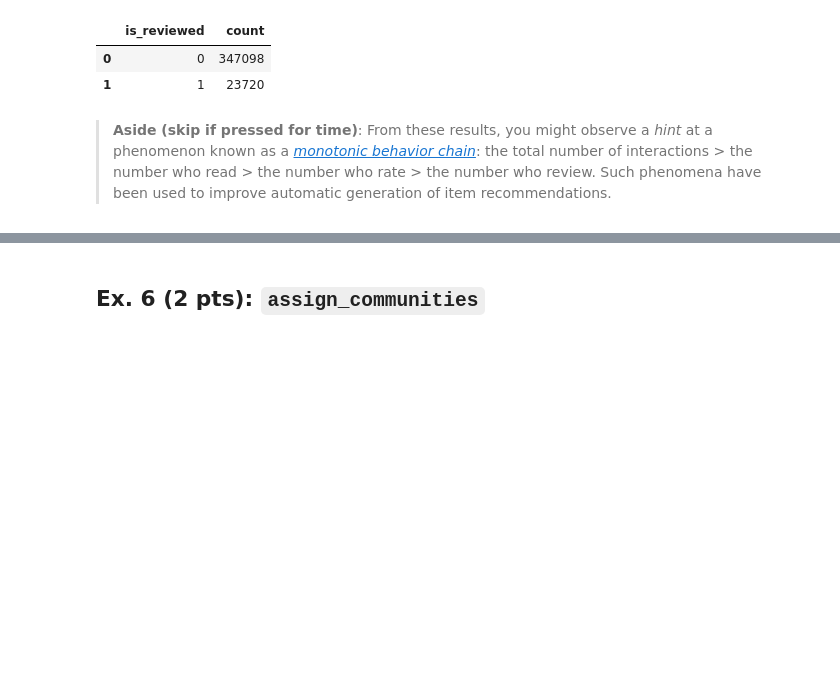
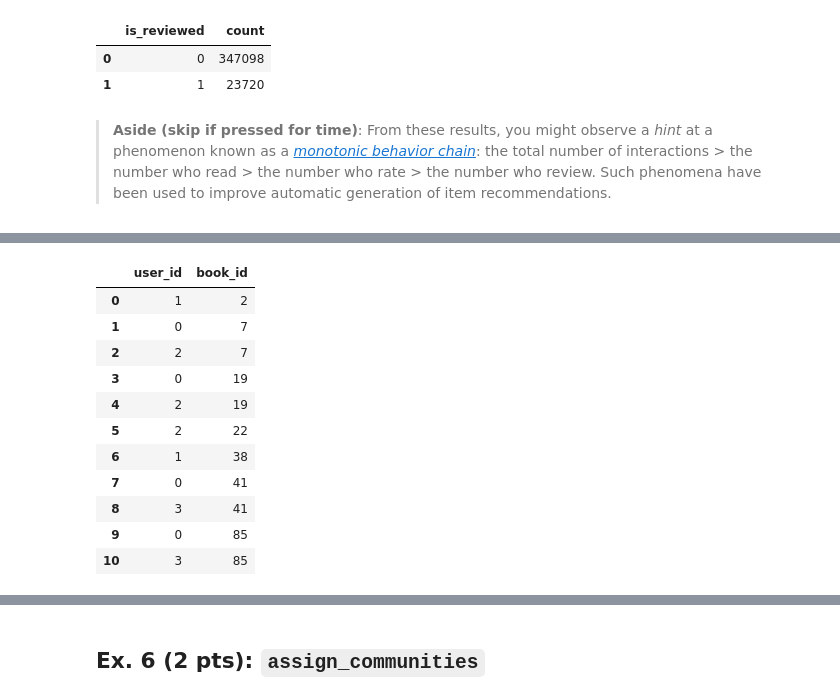
Before and after one commit to gt-cse-6040/bootcamp, a Jupyter notebook: Module 1/Session 8/m1s8nb1_Data_Debugging_part1 - Solutions.ipynb, the cells around one changed output, grey strips where cells are left out. Drawn from its saved outputs; the diff is of its cells as text; code cells hidden in the pictures; blank space fills up the shorter version.

```diff
--- a/Module 1/Session 8/m1s8nb1_Data_Debugging_part1 - Solutions.ipynb
+++ b/Module 1/Session 8/m1s8nb1_Data_Debugging_part1 - Solutions.ipynb
@@ -293,0 +334,20 @@ for col_ in ['is_read', 'rating', 'is_reviewed']:
+# %%
+### Define demo inputs ###
+
+demo_ubdf_ex5 = load_df_from_file("demo_ex5.df").sort_values(['book_id', 'user_id']).reset_index(drop=True)
+demo_threshold_ex5 = 2
+
+display(demo_ubdf_ex5)
+# %% [output]
+|  | user_id | book_id |
+| 0 | 1 | 2 |
+| 1 | 0 | 7 |
+| 2 | 2 | 7 |
+| 3 | 0 | 19 |
+| 4 | 2 | 19 |
+| 5 | 2 | 22 |
+| 6 | 1 | 38 |
+| 7 | 0 | 41 |
+| 8 | 3 | 41 |
+| 9 | 0 | 85 |
+| 10 | 3 | 85 |
```
Also changed, not shown: parts of 13 cells of this notebook, 5 other files.
